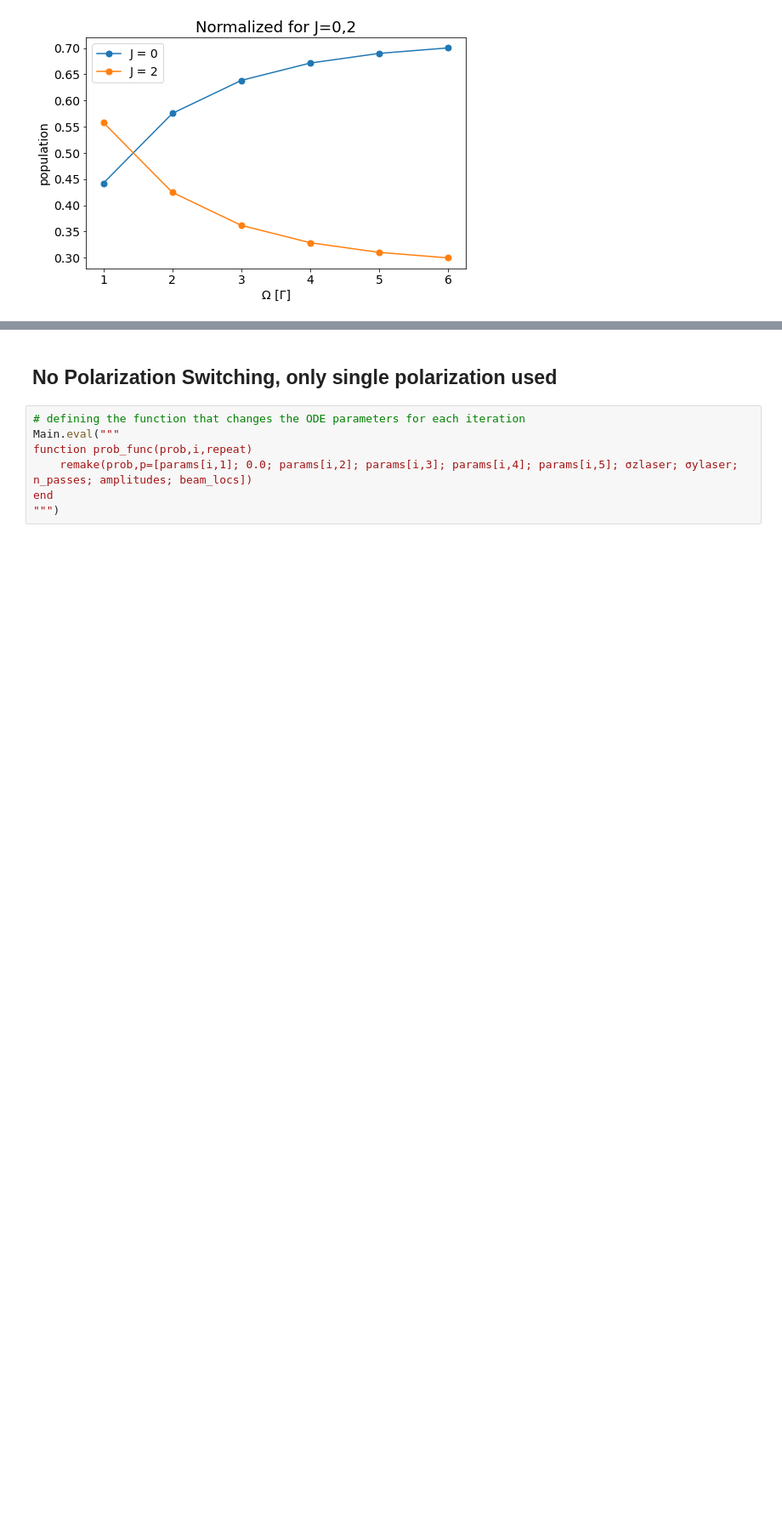
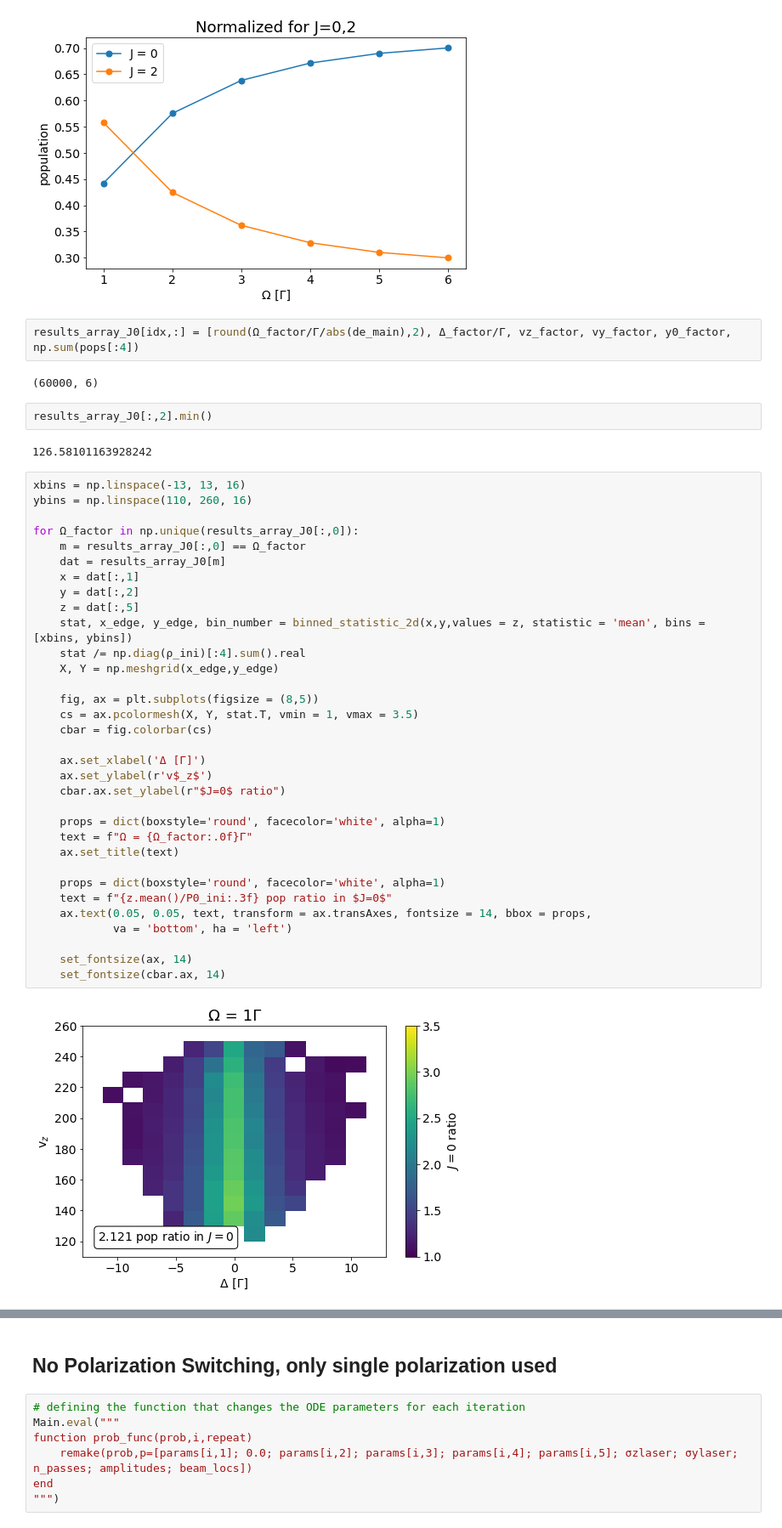
Before and after one commit to ograsdijk/optical-bloch, a Jupyter notebook: Multipassed with 2D intensity and apertures 2020_10_28 enlarged beam.ipynb, the cells around one changed output, grey strips where cells are left out. Shown at 85% size. Saved outputs shown, nothing was run; the diff lists cells and outputs as text; blank space fills up the shorter version.

Commit message:
Update some figures

```diff
--- a/Multipassed with 2D intensity and apertures 2020_10_28 enlarged beam.ipynb
+++ b/Multipassed with 2D intensity and apertures 2020_10_28 enlarged beam.ipynb
@@ -824,3 +824,46 @@ ax.legend(fontsize = 14)
 set_fontsize(ax, 14)
 # %% [output]
 [figure]
+# %%
+results_array_J0[idx,:] = [round(Ω_factor/Γ/abs(de_main),2), Δ_factor/Γ, vz_factor, vy_factor, y0_factor, np.sum(pops[:4])
+# %% [output]
+(60000, 6)
+# %%
+results_array_J0[:,2].min()
+# %% [output]
+126.58101163928242
+# %%
+xbins = np.linspace(-13, 13, 16)
+ybins = np.linspace(110, 260, 16)
+
+for Ω_factor in np.unique(results_array_J0[:,0]):
+    m = results_array_J0[:,0] == Ω_factor
+    dat = results_array_J0[m]
+    x = dat[:,1]
+    y = dat[:,2]
+    z = dat[:,5]
+    stat, x_edge, y_edge, bin_number = binned_statistic_2d(x,y,values = z, statistic = 'mean', bins = [xbins, ybins])
+    stat /= np.diag(ρ_ini)[:4].sum().real
+    X, Y = np.meshgrid(x_edge,y_edge)
+
+    fig, ax = plt.subplots(figsize = (8,5))
+    cs = ax.pcolormesh(X, Y, stat.T, vmin = 1, vmax = 3.5)
+    cbar = fig.colorbar(cs)
+
+    ax.set_xlabel('Δ [Γ]')
+    ax.set_ylabel(r'v$_z$')
+    cbar.ax.set_ylabel(r"$J=0$ ratio")
+
+    props = dict(boxstyle='round', facecolor='white', alpha=1)
+    text = f"Ω = {Ω_factor:.0f}Γ"
+    ax.set_title(text)
+
+    props = dict(boxstyle='round', facecolor='white', alpha=1)
+    text = f"{z.mean()/P0_ini:.3f} pop ratio in $J=0$"
+    ax.text(0.05, 0.05, text, transform = ax.transAxes, fontsize = 14, bbox = props,
+            va = 'bottom', ha = 'left')
+
+    set_fontsize(ax, 14)
+    set_fontsize(cbar.ax, 14)
+# %% [output]
+[figure, added]
```
Also changed, not shown: parts of 3 cells of this notebook, 3 other files.
